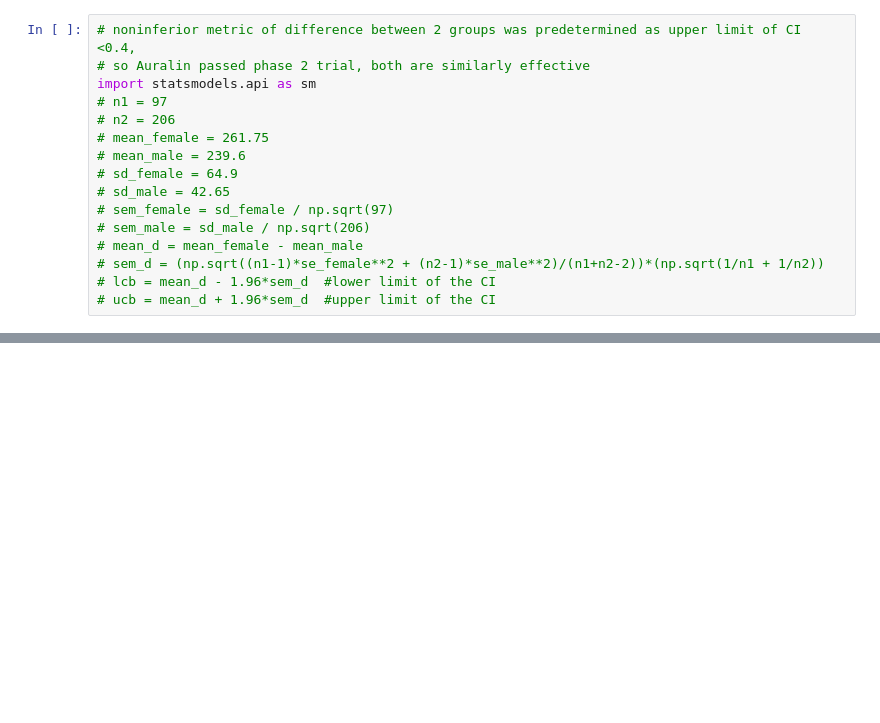
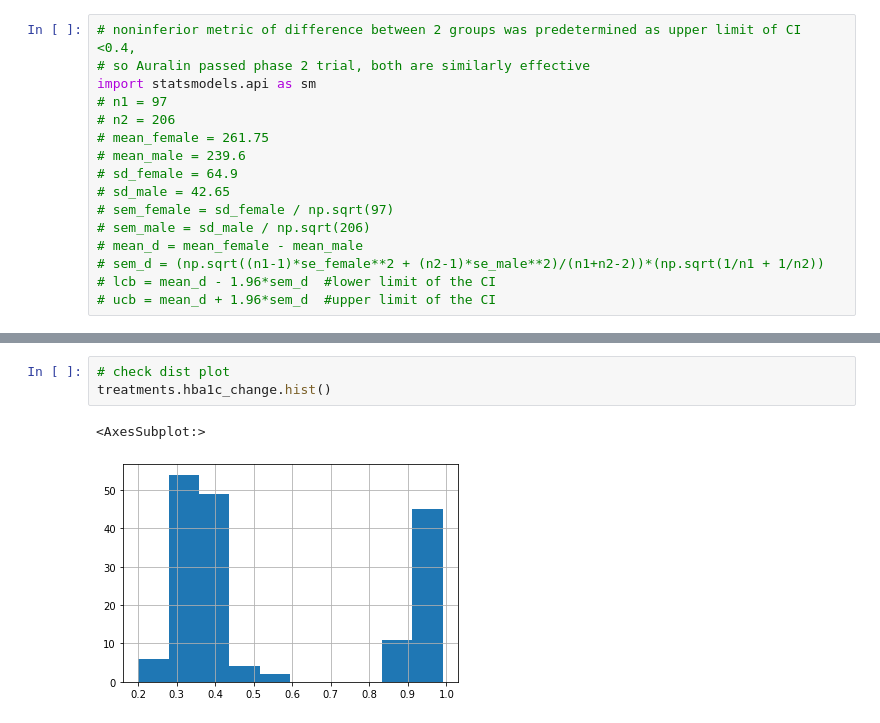
Before and after one commit to jacyee/insulin-drug-analysis, a Jupyter notebook: insulin_drug.ipynb, the cells around one changed output, grey strips where cells are left out. Saved outputs shown, nothing was run; the diff lists cells and outputs as text; blank space fills up the shorter version.

```diff
--- a/insulin_drug.ipynb
+++ b/insulin_drug.ipynb
@@ -944,0 +972,6 @@ import statsmodels.api as sm
+# %%
+# check dist plot
+treatments.hba1c_change.hist()
+# %% [output]
+<AxesSubplot:>
+[figure, added]
```
Also changed, not shown: parts of 16 cells of this notebook.
